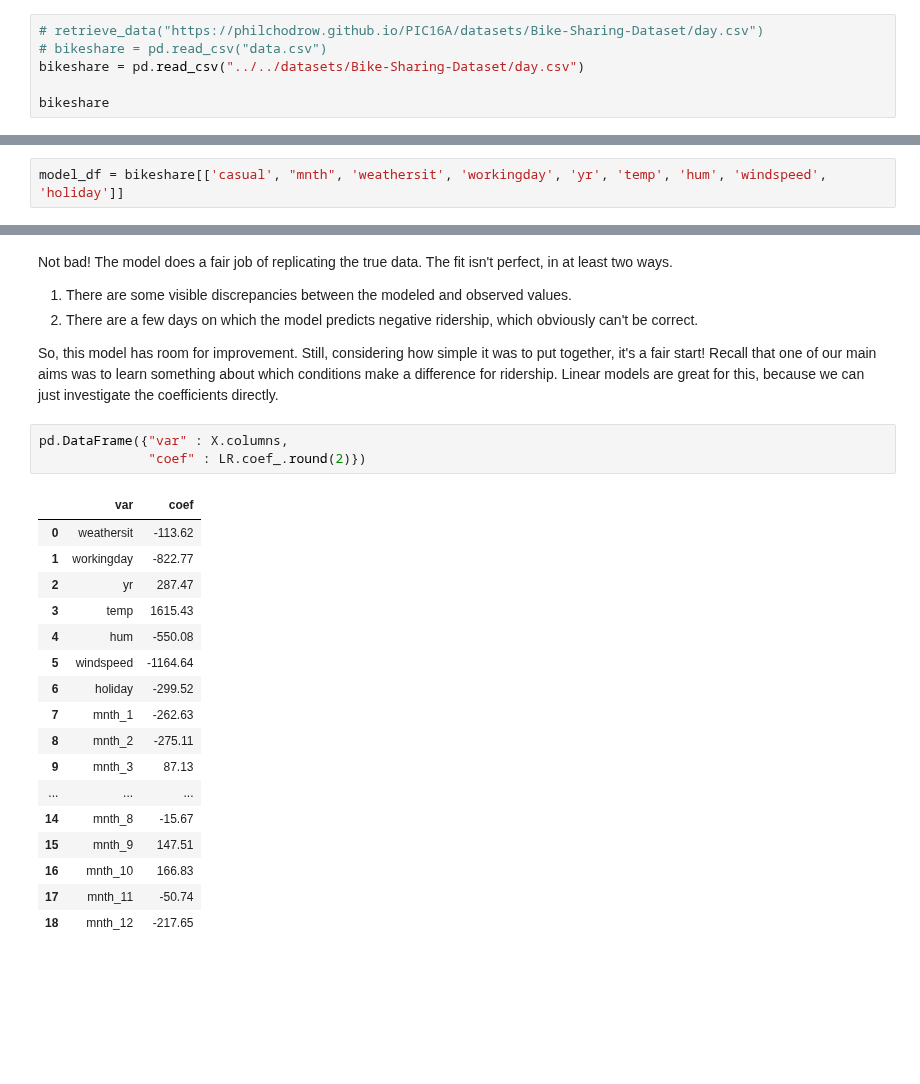
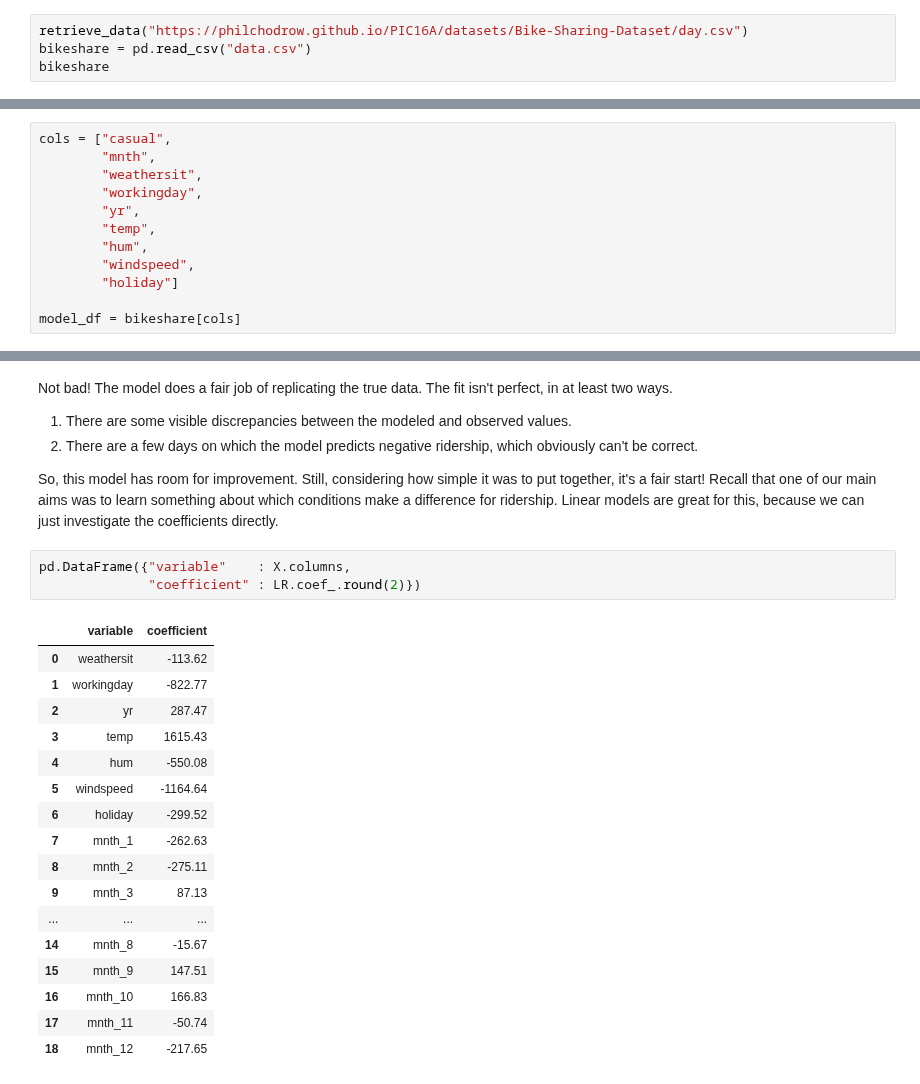
Before and after one commit to PhilChodrow/PIC16A, a Jupyter notebook: content/ML/bikeshare.ipynb, the cells around one changed output, grey strips where cells are left out. Cells and saved outputs as stored; diff of their text form; blank space fills up the shorter version.

```diff
--- a/content/ML/bikeshare.ipynb
+++ b/content/ML/bikeshare.ipynb
@@ -32,10 +32,8 @@ def retrieve_data(url):
     with open("data.csv", "wb") as f:
         f.write(to_write)
 # %%
-# retrieve_data("https://philchodrow.github.io/PIC16A/datasets/Bike-Sharing-Dataset/day.csv")
-# bikeshare = pd.read_csv("data.csv")
-bikeshare = pd.read_csv("../../datasets/Bike-Sharing-Dataset/day.csv")
-
+retrieve_data("https://philchodrow.github.io/PIC16A/datasets/Bike-Sharing-Dataset/day.csv")
+bikeshare = pd.read_csv("data.csv")
 bikeshare
 # %% [output]
 |  | instant | dteday | season | yr | mnth | holiday | weekday | workingday | weathersit | temp | ... |
@@ -127,7 +126,17 @@ We've now learned quite a lot about what we're looking for, so let's go ahead an
 
 Note that we've excluded, for example, `season`, because all the information in the `season` column is actually already contained in the `mnth`.
 # %%
-model_df = bikeshare[['casual', "mnth", 'weathersit', 'workingday', 'yr', 'temp', 'hum', 'windspeed', 'holiday']]
+cols = ["casual",
+        "mnth",
+        "weathersit",
+        "workingday",
+        "yr",
+        "temp",
+        "hum",
+        "windspeed",
+        "holiday"]
+
+model_df = bikeshare[cols]
 # %% [markdown]
 Next, we need to encode the `mnth` column in a way that an algorithm can understand. The easiest way is to use `pd.get_dummies()`, which will create a `0-1` column associated to each possible value.
 # %%
@@ -186,10 +196,10 @@ Not bad! The model does a fair job of replicating the true data. The fit isn't p
 
 So, this model has room for improvement. Still, considering how simple it was to put together, it's a fair start! Recall that one of our main aims was to learn something about which conditions make a difference for ridership. Linear models are great for this, because we can just investigate the coefficients directly.
 # %%
-pd.DataFrame({"var" : X.columns,
-              "coef" : LR.coef_.round(2)})
+pd.DataFrame({"variable"    : X.columns,
+              "coefficient" : LR.coef_.round(2)})
 # %% [output]
-|  | var | coef |
+|  | variable | coefficient |
 | 0 | weathersit | -113.62 |
 | 1 | workingday | -822.77 |
 | 2 | yr | 287.47 |
```
Also changed, not shown: parts of 7 cells of this notebook.
